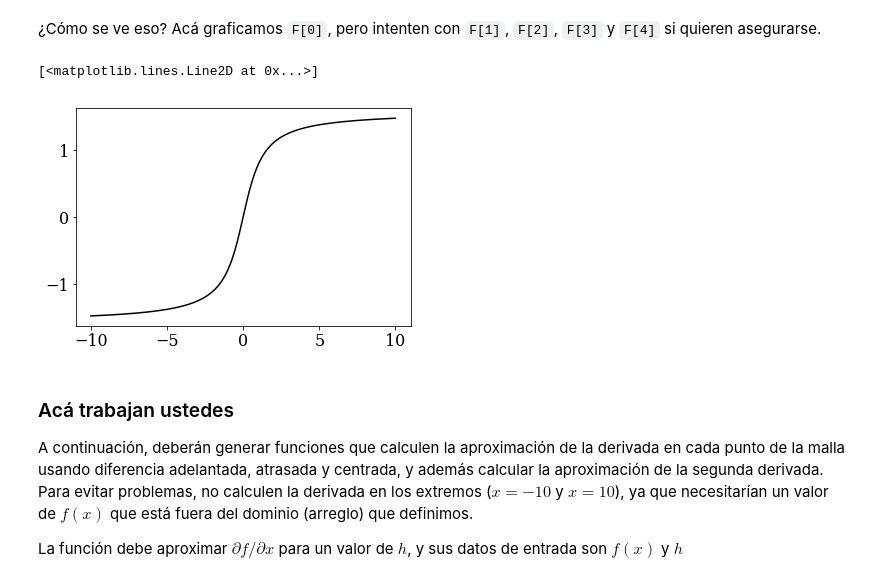
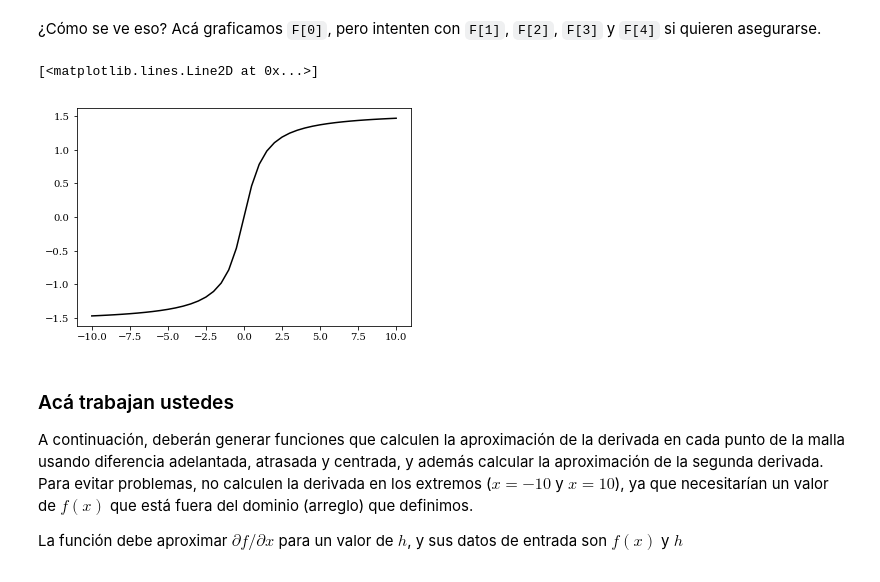
Before and after one commit to francotsf/Fundamentos-de-CFD, a Jupyter notebook: aprox_derivada.ipynb, the cells around one changed output. Cells and saved outputs as stored; diff of their text form; code cells hidden in the pictures.

```diff
--- a/aprox_derivada.ipynb
+++ b/aprox_derivada.ipynb
@@ -124,10 +124,10 @@ for i in range(len(h)):
 # %% [markdown]
 ¿Cómo se ve eso? Acá graficamos `F[0]`, pero intenten con `F[1]`, `F[2]`, `F[3]` y `F[4]` si quieren asegurarse.
 # %%
-pyplot.plot(X[4], F[4], c='k')
+pyplot.plot(X[0], F[0], c='k')
 # %% [output]
 [<matplotlib.lines.Line2D at 0x...>]
-[figure, old version]
+[figure, new version]
 # %% [markdown]
 ### Acá trabajan ustedes
 
```
Also changed, not shown: parts of 11 cells of this notebook.
